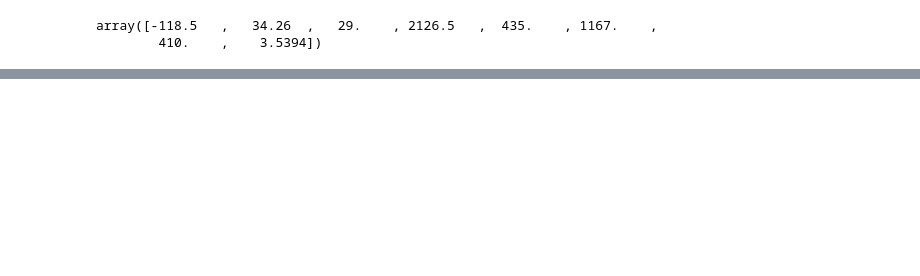
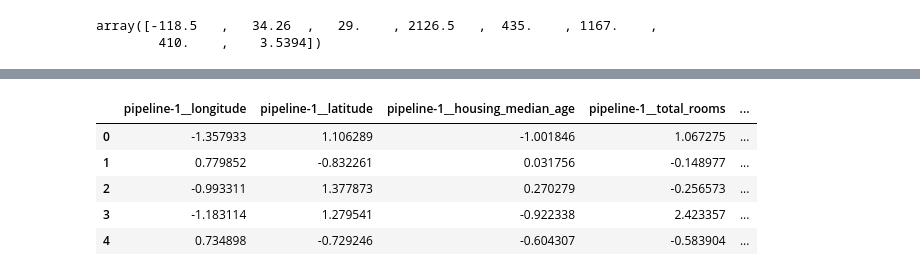
Before and after one commit to leztien/portfolio-project-linear-regression-for-price-prediction, a Jupyter notebook: exploratory_data_analysis.ipynb, the cells around one changed output, grey strips where cells are left out. Cells and saved outputs as stored; diff of their text form; code cells hidden in the pictures; blank space fills up the shorter version.

```diff
--- a/exploratory_data_analysis.ipynb
+++ b/exploratory_data_analysis.ipynb
@@ -496,0 +555,26 @@ array([-118.5   ,   34.26  ,   29.    , 2126.5   ,  435.    , 1167.    ,
+# %%
+
+num_attribs = df.select_dtypes(include=[np.number]).columns
+cat_attribs = ['ocean_proximity']
+
+num_pipeline = Pipeline([
+    ("impute", SimpleImputer(strategy='median')),
+    ("standerdize", StandardScaler())
+])
+
+cat_pipeline = make_pipeline(
+    SimpleImputer(strategy='most_frequent'),
+    OneHotEncoder(handle_unknown='ignore')
+)
+
+preprocessing_pipline = pl = ColumnTransformer([
+    ("num", num_pipeline, num_attribs),
+    ("cat", cat_pipeline, cat_attribs)
+])
+# or like this:
+preprocessing = preprocessing_pipline = pl = make_column_transformer(
+    (num_pipeline, make_column_selector(dtype_include=np.number)),
+    (cat_pipeline, make_column_selector(dtype_include=object))
+)
+
+preprocessing
@@ -496,0 +594,11 @@ array([-118.5   ,   34.26  ,   29.    , 2126.5   ,  435.    , 1167.    ,
+# %%
+housing_prepared = X_preprocessed = preprocessing.fit_transform(df)
+df_preprocessed = pd.DataFrame(X_preprocessed, columns=preprocessing.get_feature_names_out())
+df_preprocessed.head()
+# %% [output]
+|  | pipeline-1__longitude | pipeline-1__latitude | pipeline-1__housing_median_age | pipeline-1__total_rooms | ... |
+| 0 | -1.357933 | 1.106289 | -1.001846 | 1.067275 | ... |
+| 1 | 0.779852 | -0.832261 | 0.031756 | -0.148977 | ... |
+| 2 | -0.993311 | 1.377873 | 0.270279 | -0.256573 | ... |
+| 3 | -1.183114 | 1.279541 | -0.922338 | 2.423357 | ... |
+| 4 | 0.734898 | -0.729246 | -0.604307 | -0.583904 | ... |
```
Also changed, not shown: parts of 25 cells of this notebook, 2 other files.
